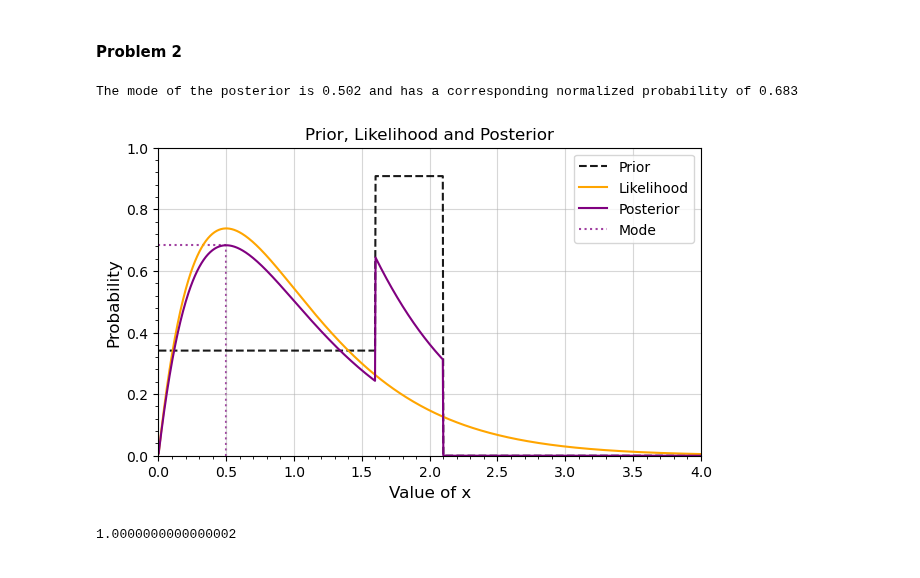
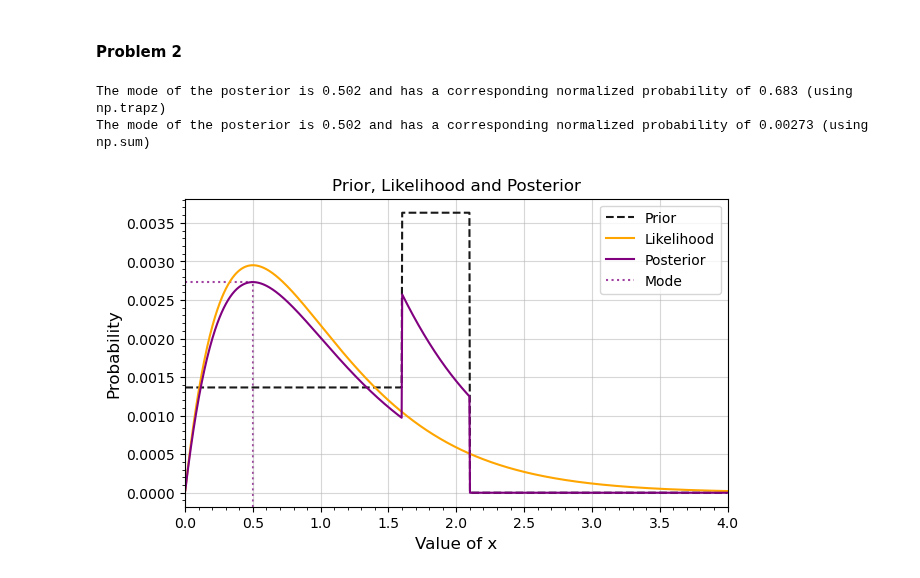
Before and after one commit to Gullaschen/AMAS, a Jupyter notebook: ProblemSet2/Problem_2.ipynb, the cells around one changed output. Drawn from its saved outputs; the diff is of its cells as text; code cells hidden in the pictures.

```diff
--- a/ProblemSet2/Problem_2.ipynb
+++ b/ProblemSet2/Problem_2.ipynb
@@ -44,37 +44,43 @@ Posterior_integral = np.trapz(Prob,x_space)
 mode_index = np.argmax(Prob) # Get the index of the greatest posterior probability
 mode_x = x_space[mode_index] # Get the x-value of greatest probability
 
-print(f'The mode of the posterior is {mode_x:.03} and has a corresponding normalized probability of {Prob[mode_index]/Posterior_integral:.03}')
+print(f'The mode of the posterior is {mode_x:.03} and has a corresponding normalized probability of {Prob[mode_index]/Posterior_integral:.03} (using np.trapz)')
+print(f'The mode of the posterior is {mode_x:.03} and has a corresponding normalized probability of {Prob[mode_index]/np.sum(Prob):.03} (using np.sum)')
 # %% [output]
-The mode of the posterior is 0.502 and has a corresponding normalized probability of 0.683
+The mode of the posterior is 0.502 and has a corresponding normalized probability of 0.683 (using np.trapz)
+The mode of the posterior is 0.502 and has a corresponding normalized probability of 0.00273 (using np.sum)
 # %%
 plt.figure(figsize=(7,4))
 
-plt.plot(x_space,Prio,alpha=.9,linestyle='--',color='k',label='Prior')
-plt.plot(x_space,Likeli / Likeli_integral,alpha=1.,linestyle='-',color='orange',label='Likelihood')
-plt.plot(x_space,Prob / Posterior_integral,alpha=1.,linestyle='-',color='purple',label='Posterior')
+#plt.plot(x_space,Prio,alpha=.9,linestyle='--',color='k',label='Prior')
+#plt.plot(x_space,Likeli / Likeli_integral,alpha=1.,linestyle='-',color='orange',label='Likelihood')
+#plt.plot(x_space,Prob / Posterior_integral,alpha=1.,linestyle='-',color='purple',label='Posterior')
 
-plt.axvline(mode_x,ymax=(Prob[mode_index]/Posterior_integral), alpha=0.75,color='purple', linestyle=':', label=f'Mode',zorder=0)
-plt.axhline(y=(Prob[mode_index]/Posterior_integral),xmax=mode_x/4, alpha=0.75,color='purple', linestyle=':',zorder=0)
+plt.plot(x_space,Prio / np.sum(Prio),alpha=.9,linestyle='--',color='k',label='Prior')
+plt.plot(x_space,Likeli / np.sum(Likeli),alpha=1.,linestyle='-',color='orange',label='Likelihood')
+plt.plot(x_space,Prob / np.sum(Prob),alpha=1.,linestyle='-',color='purple',label='Posterior')
+
+
+#plt.axvline(mode_x,ymax=(Prob[mode_index]/Posterior_integral), alpha=0.75,color='purple', linestyle=':', label=f'Mode',zorder=0)
+#plt.axhline(y=(Prob[mode_index]/Posterior_integral),xmax=mode_x/4, alpha=0.75,color='purple', linestyle=':',zorder=0)
+
+plt.axvline(mode_x,ymax=(Prob[mode_index])*2.9, alpha=0.75,color='purple', linestyle=':', label=f'Mode',zorder=0)
+plt.axhline(y=(Prob[mode_index]/np.sum(Prob)),xmax=mode_x/4, alpha=0.75,color='purple', linestyle=':',zorder=0)
 
 ax = plt.gca() # For setting sub-ticks
 ax.xaxis.set_minor_locator(AutoMinorLocator(5))
 ax.yaxis.set_minor_locator(AutoMinorLocator(5))
 ax.tick_params(which='minor', length=2, color='k')
 
 plt.title('Prior, Likelihood and Posterior',fontsize=12)
 plt.xlabel('Value of x',fontsize=12)
 plt.ylabel('Probability',fontsize=12)
 plt.grid(True,alpha=0.5,zorder=-10)
 ax.set_axisbelow(True)
-plt.ylim(0,1.)
+#plt.ylim(0,1.)
 plt.xlim(0,4)
 plt.legend()
 plt.savefig('Problem2.pdf')
 plt.show()
 # %% [output]
-[figure, old version]
+[figure, new version]
-# %%
-np.trapz(Likeli / Likeli_integral,x_space) # Check integral for my own sanity
-# %% [output]
-1.0000000000000002
```
Also changed, not shown: 3 other files.
